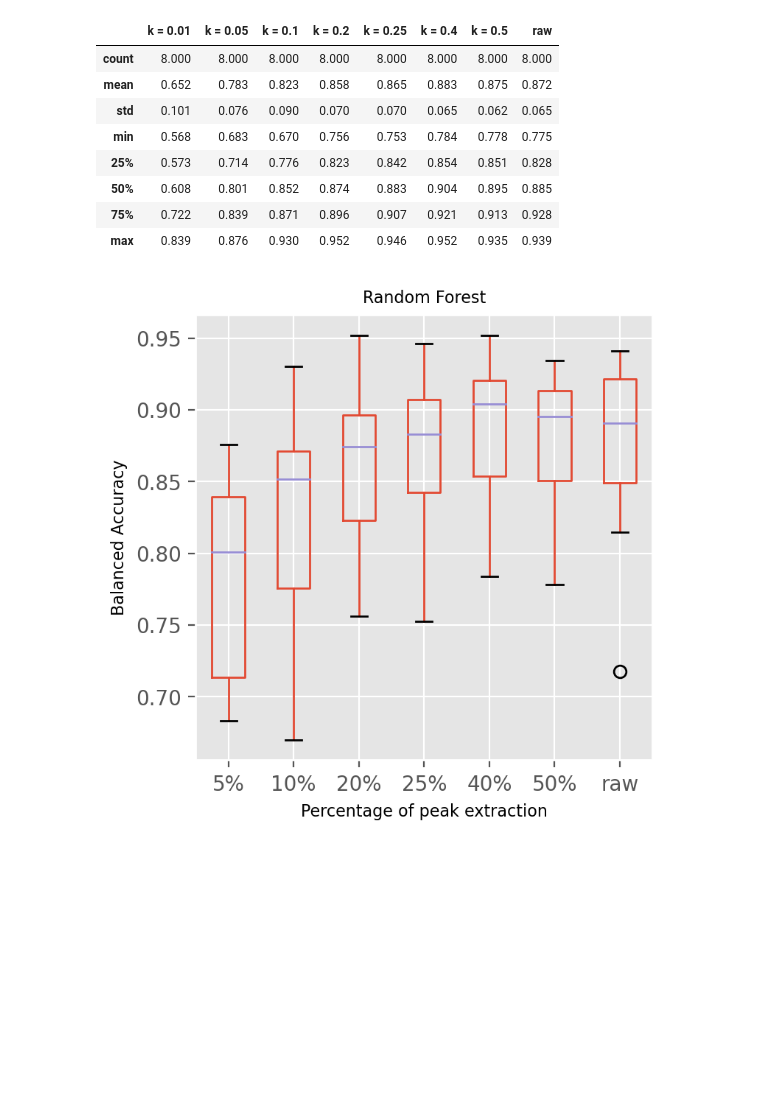
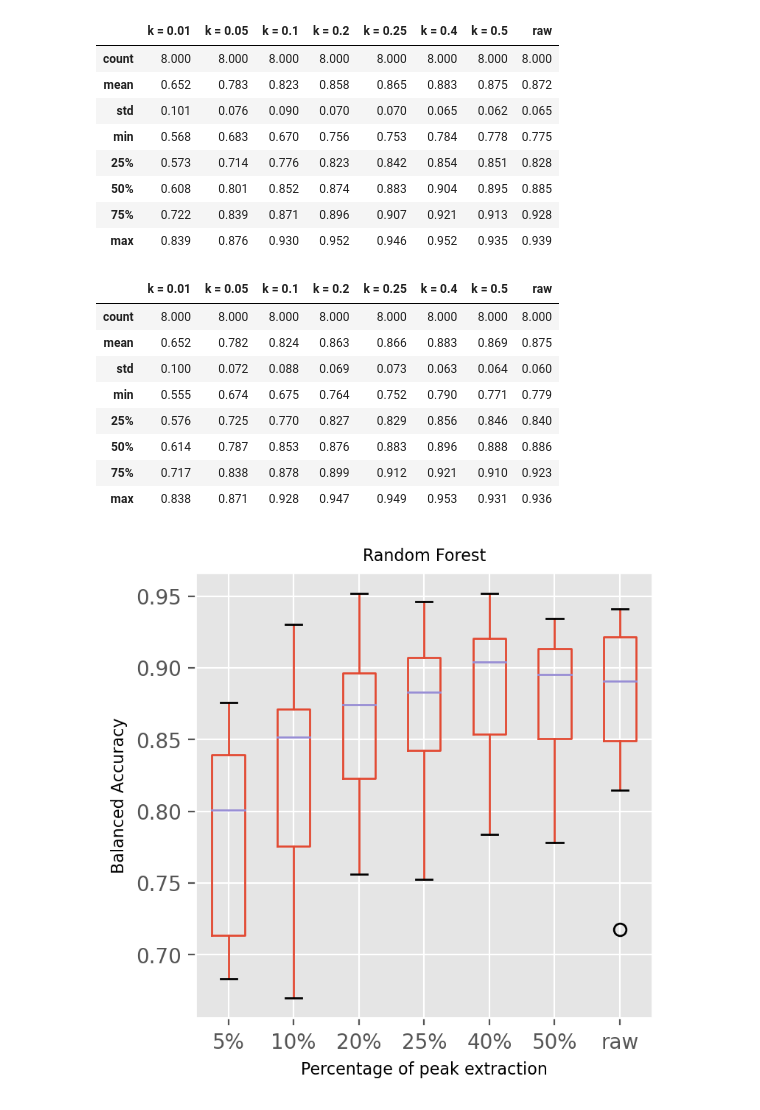
Before and after one commit to klailag/SupervisedTDAMethodForMALDI, a Jupyter notebook: pythonCode/main.ipynb, the cells around one changed output. Drawn from its saved outputs; the diff is of its cells as text; code cells hidden in the pictures; blank space fills up the shorter version.

```diff
--- a/pythonCode/main.ipynb
+++ b/pythonCode/main.ipynb
@@ -167,7 +167,7 @@ p = X_values.shape[0]
 y = pd.DataFrame(np.where(classes == 1, 0, 1))
 # %%
 # We experiment over a grid of levels of peaks extraction. Namely, 0.01, 0.05, 0.1., 0.2, 0.25, 0.4, 0.5
-listOfk = [0.01, 0.05, 0.1, 0.2, 0.25, 0.4, 0.5, 1]
+listOfk = [0.01, 0.05, 0.1, 0.2, 0.25, 0.4, 0.5]
 st = time.time()
 ListOfXk = getPersistenceTransformation(data_X = X_values, listOfK = listOfk)
 et = time.time()
@@ -179,7 +179,6 @@ X_k4 = ListOfXk[3]
 X_k5 = ListOfXk[4]
 X_k6 = ListOfXk[5]
 X_k7 = ListOfXk[6]
-X_raw = ListOfXk[7]
 # %% [output]
 Time for the processing:  298.9709415435791
 # %%
@@ -367,6 +377,32 @@ results_rf_to_latex
 | 50% | 0.608 | 0.801 | 0.852 | 0.874 | 0.883 | 0.904 | 0.895 | 0.885 |
 | 75% | 0.722 | 0.839 | 0.871 | 0.896 | 0.907 | 0.921 | 0.913 | 0.928 |
 | max | 0.839 | 0.876 | 0.930 | 0.952 | 0.946 | 0.952 | 0.935 | 0.939 |
+# %%
+results_as_tables_rf_1000 = pd.concat([pd.DataFrame(rf_k1_1000).describe(),
+                              pd.DataFrame(rf_k2_1000).describe(), pd.DataFrame(rf_k3_1000).describe(),
+                              pd.DataFrame(rf_k4_1000).describe(), pd.DataFrame(rf_k5_1000).describe(),
+                              pd.DataFrame(rf_k6_1000).describe(), pd.DataFrame(rf_k7_1000).describe(),
+                              pd.DataFrame(rf_raw_1000).describe()],
+                              axis=1)
+
+results_rf_to_latex_1000 = round(results_as_tables_rf_1000, 3)
+
+results_rf_to_latex_1000 = results_rf_to_latex_1000.set_axis(['k = 0.01', 'k = 0.05', ' k = 0.1', 'k = 0.2',
+                           'k = 0.25', 'k = 0.4', 'k = 0.5', 'raw'], axis=1)
+
+#pd.DataFrame(results_rf_to_latex).style.to_latex('results/results_rf_to_latex.tex')
+# %%
+results_rf_to_latex_1000
+# %% [output]
+|  | k = 0.01 | k = 0.05 | k = 0.1 | k = 0.2 | k = 0.25 | k = 0.4 | k = 0.5 | raw |
+| count | 8.000 | 8.000 | 8.000 | 8.000 | 8.000 | 8.000 | 8.000 | 8.000 |
+| mean | 0.652 | 0.782 | 0.824 | 0.863 | 0.866 | 0.883 | 0.869 | 0.875 |
+| std | 0.100 | 0.072 | 0.088 | 0.069 | 0.073 | 0.063 | 0.064 | 0.060 |
+| min | 0.555 | 0.674 | 0.675 | 0.764 | 0.752 | 0.790 | 0.771 | 0.779 |
+| 25% | 0.576 | 0.725 | 0.770 | 0.827 | 0.829 | 0.856 | 0.846 | 0.840 |
+| 50% | 0.614 | 0.787 | 0.853 | 0.876 | 0.883 | 0.896 | 0.888 | 0.886 |
+| 75% | 0.717 | 0.838 | 0.878 | 0.899 | 0.912 | 0.921 | 0.910 | 0.923 |
+| max | 0.838 | 0.871 | 0.928 | 0.947 | 0.949 | 0.953 | 0.931 | 0.936 |
 # %%
 matplotlib.style.use('ggplot')
 
```
Also changed, not shown: parts of 6 cells of this notebook.
